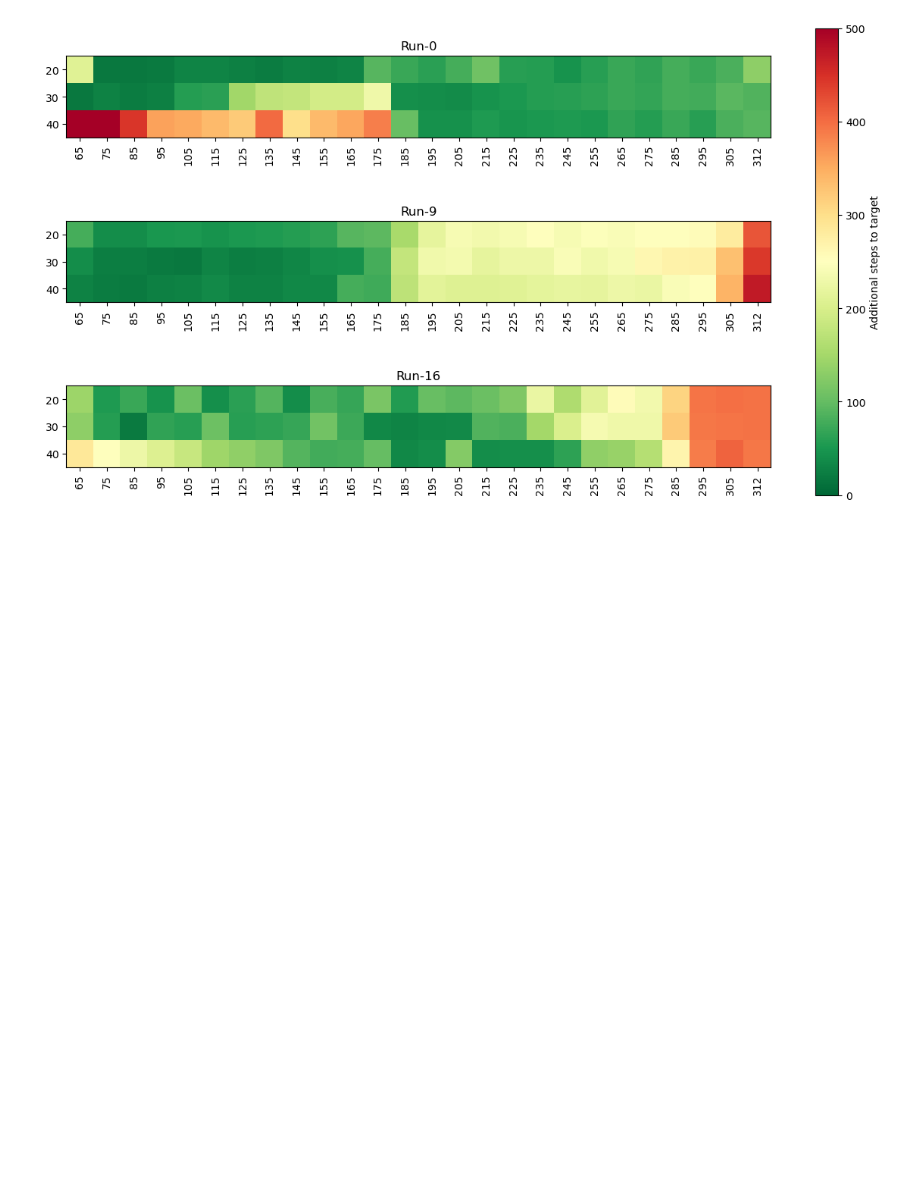
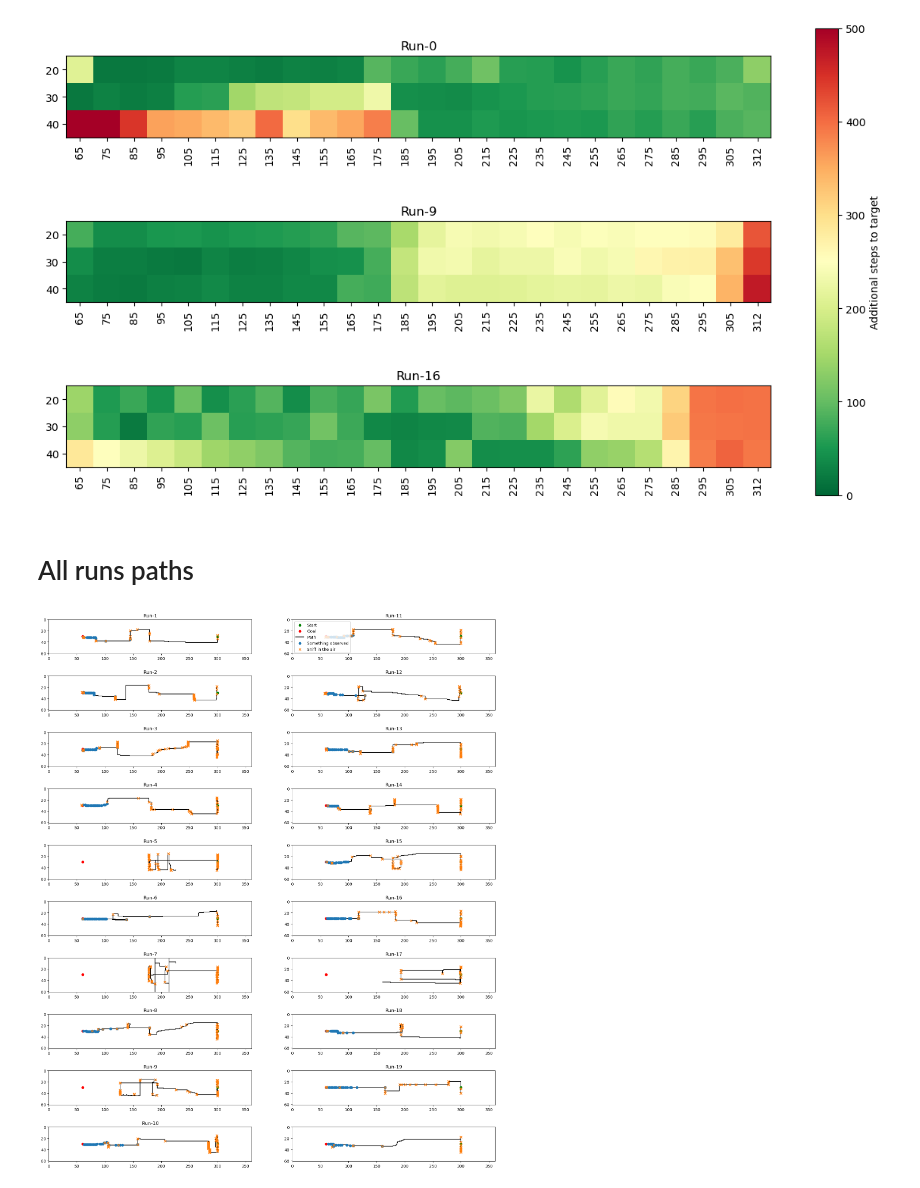
Before and after one commit to PimLb/POMDP_PBVI_Exploration, a Jupyter notebook: Experiments/Olfactory Navigation/visualize_results_grid.ipynb, the cells around one changed output. Saved outputs shown, nothing was run; the diff lists cells and outputs as text; code cells hidden in the pictures; blank space fills up the shorter version.

```diff
--- a/Experiments/Olfactory Navigation/visualize_results_grid.ipynb
+++ b/Experiments/Olfactory Navigation/visualize_results_grid.ipynb
@@ -249,3 +301,5 @@ cbar = plt.colorbar(im, cax=cax)
 cbar.set_label('Additional steps to target')
 # %% [output]
 [figure]
+# %% [markdown]
+# All runs paths
@@ -251,0 +349,36 @@ cbar.set_label('Additional steps to target')
+# %%
+model = Model.load_from_file('./Models/Alt_Wrap_GroundAir.pck')
+# %%
+ground_air_test_folder = './Test_GroundAir_FSVI_300it_100exp_099g_e6eps_20run_20231121_165329/'
+
+steps_count = 500
+run_sims = []
+
+for i in range(20):
+    simulations_df = pd.read_csv(ground_air_test_folder + f'Simulations/run-{i}-sims.csv', index_col=0)
+
+    for col in simulations_df.columns:
+        sim_steps = simulations_df[col].tolist()
+        sim_steps = [json.loads(step) for step in sim_steps if isinstance(step, str)]
+
+        # Creation of simulation history
+        sim_hist = SimulationHistory(model, sim_steps[0]['s'], Belief(model))
+
+        sim_hist.states = [step['s'] for step in sim_steps][:steps_count]
+        sim_hist.actions = [step['a'] for step in sim_steps][:steps_count-1]
+        sim_hist.observations = [step['o'] for step in sim_steps][:steps_count-1]
+        sim_hist.rewards = [step['r'] for step in sim_steps][:steps_count-1]
+
+        # Adding it to set
+        run_sims.append(sim_hist)
+
+        break
+# %%
+fig, axes = plt.subplots(10,2, figsize=(20,25))
+
+for i in range(20):
+    ax.set_title(f'Run-{i}')
+    ax = axes[i%10, int(i/10)]
+    path_plot_ax(run_sims[i], ax, i==10)
+# %% [output]
+[figure, added]
```
Also changed, not shown: parts of 8 cells of this notebook, 1 other file.
